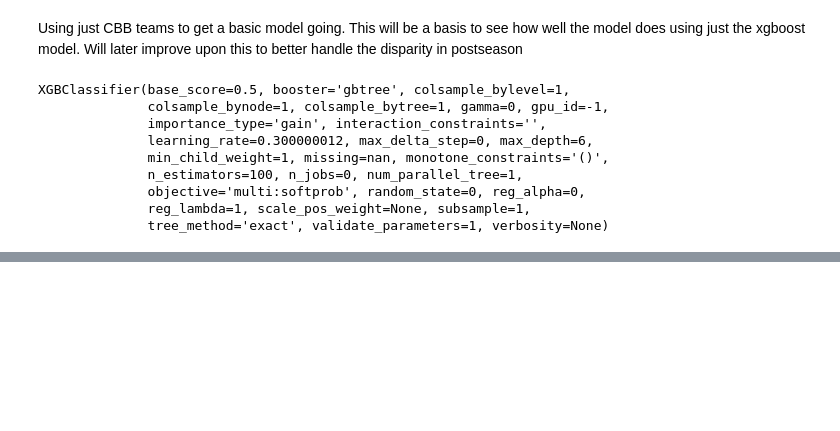
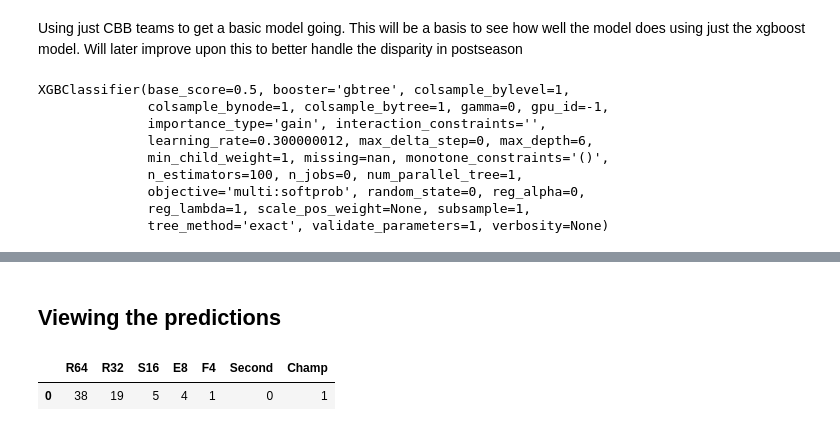
Before and after one commit to Ahila700/College_basketball_analysis, a Jupyter notebook: Modeling.ipynb, the cells around one changed output, grey strips where cells are left out. Cells and saved outputs as stored; diff of their text form; code cells hidden in the pictures; blank space fills up the shorter version.

```diff
--- a/Modeling.ipynb
+++ b/Modeling.ipynb
@@ -110,0 +170,21 @@ accuracy_score(y_test, xgb_pred)
+# %%
+def XGBpredictor_2021(df):
+    result = []
+    for x in range(0, len(df.TEAM)):
+        current_team = []
+        prediction = xgb_clf.predict(df.loc[df.index == x].drop(columns = ['TEAM']))[0]
+        team = df.iloc[x].TEAM
+        seed = df.iloc[x].SEED
+        current_team.append(team)
+        current_team.append(seed)
+        current_team.append(prediction)
+        result.append(current_team)
+    return result
+# %%
+cbb21_preds = pd.DataFrame(XGBpredictor_2021(cbb21), columns = ['Team', 'Seed', 'Predicted_Finish'])
+# %% [markdown]
+## Viewing the predictions
+# %%
+con2 = sqlite3.connect('cbb21_preds.db')
+
+cur2 = con2.cursor()
@@ -110,0 +193,13 @@ accuracy_score(y_test, xgb_pred)
+# %%
+pd.read_sql("""SELECT
+               SUM(CASE WHEN Predicted_Finish = 'Round_of_64' THEN 1 ELSE 0 END) as R64,
+               SUM(CASE WHEN Predicted_Finish = 'Round_of_32' THEN 1 ELSE 0 END) as R32,
+               SUM(CASE WHEN Predicted_Finish = 'Sweet_16' THEN 1 ELSE 0 END) as S16,
+               SUM(CASE WHEN Predicted_Finish = 'Elite_8' THEN 1 ELSE 0 END) as E8,
+               SUM(CASE WHEN Predicted_Finish = 'Final_4' THEN 1 ELSE 0 END) as F4,
+               SUM(CASE WHEN Predicted_Finish = 'Second_Place' THEN 1 ELSE 0 END) as Second,
+               SUM(CASE WHEN Predicted_Finish = 'Champion' THEN 1 ELSE 0 END) as Champ
+               FROM cbb21_preds""", con2)
+# %% [output]
+|  | R64 | R32 | S16 | E8 | F4 | Second | Champ |
+| 0 | 38 | 19 | 5 | 4 | 1 | 0 | 1 |
```
Also changed, not shown: parts of 14 cells of this notebook, 2 other files.
